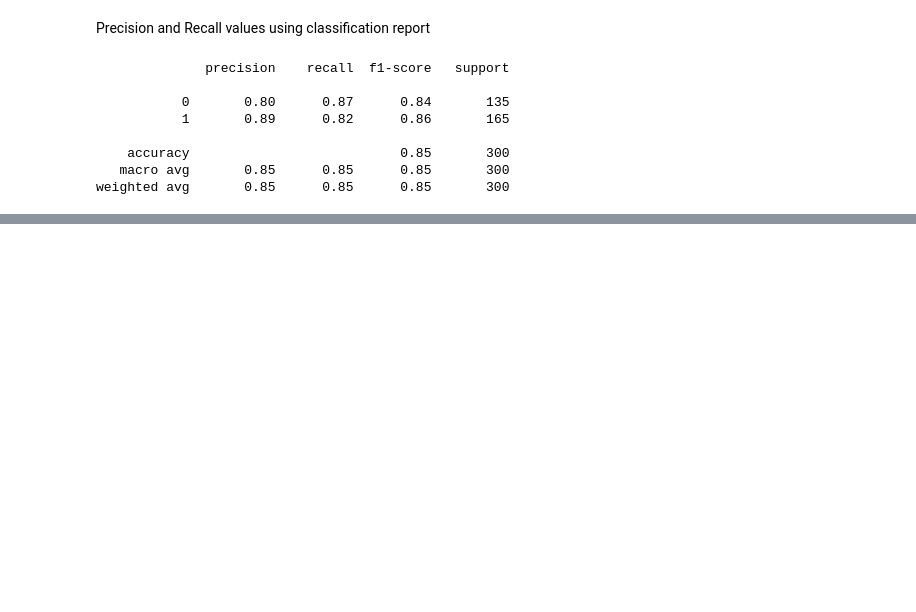
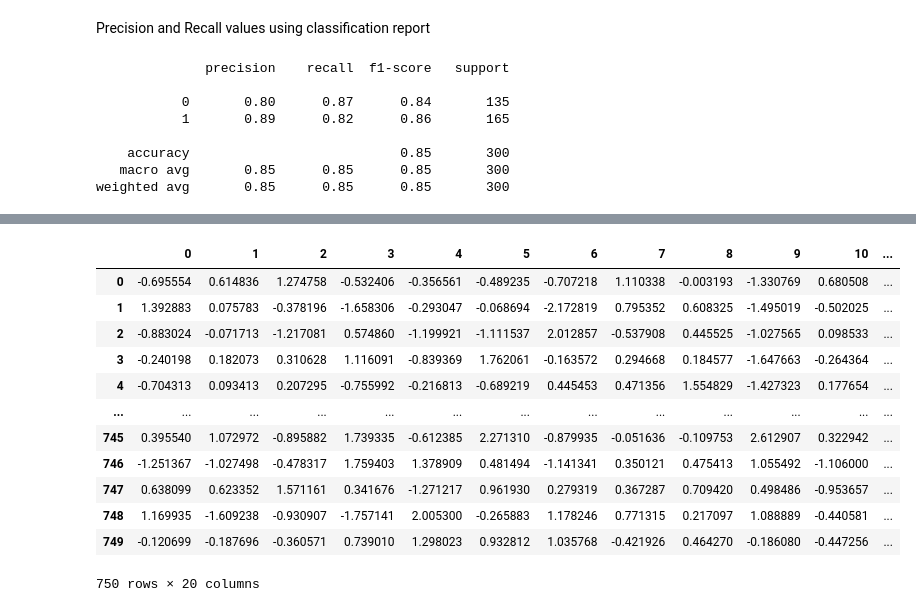
Before and after one commit to niveeez/Logistic-Regression, a Jupyter notebook: logistic_regression_implementation.ipynb, the cells around one changed output, grey strips where cells are left out. Drawn from its saved outputs; the diff is of its cells as text; code cells hidden in the pictures; blank space fills up the shorter version.

```diff
--- a/logistic_regression_implementation.ipynb
+++ b/logistic_regression_implementation.ipynb
@@ -231,0 +669,2 @@ weighted avg       0.85      0.85      0.85       300
+# %%
+X, y = make_classification(n_samples=1000, n_classes=2, random_state=1)
@@ -231,0 +687,18 @@ weighted avg       0.85      0.85      0.85       300
+# %%
+X_train, X_test, y_train, y_test = train_test_split(X, y, test_size=0.25, random_state=42)
+# %%
+pd.DataFrame(X_train)
+# %% [output]
+|  | 0 | 1 | 2 | 3 | 4 | 5 | 6 | 7 | 8 | 9 | 10 | ... |
+| 0 | -0.695554 | 0.614836 | 1.274758 | -0.532406 | -0.356561 | -0.489235 | -0.707218 | 1.110338 | -0.003193 | -1.330769 | 0.680508 | ... |
+| 1 | 1.392883 | 0.075783 | -0.378196 | -1.658306 | -0.293047 | -0.068694 | -2.172819 | 0.795352 | 0.608325 | -1.495019 | -0.502025 | ... |
+| 2 | -0.883024 | -0.071713 | -1.217081 | 0.574860 | -1.199921 | -1.111537 | 2.012857 | -0.537908 | 0.445525 | -1.027565 | 0.098533 | ... |
+| 3 | -0.240198 | 0.182073 | 0.310628 | 1.116091 | -0.839369 | 1.762061 | -0.163572 | 0.294668 | 0.184577 | -1.647663 | -0.264364 | ... |
+| 4 | -0.704313 | 0.093413 | 0.207295 | -0.755992 | -0.216813 | -0.689219 | 0.445453 | 0.471356 | 1.554829 | -1.427323 | 0.177654 | ... |
+| ... | ... | ... | ... | ... | ... | ... | ... | ... | ... | ... | ... | ... |
+| 745 | 0.395540 | 1.072972 | -0.895882 | 1.739335 | -0.612385 | 2.271310 | -0.879935 | -0.051636 | -0.109753 | 2.612907 | 0.322942 | ... |
+| 746 | -1.251367 | -1.027498 | -0.478317 | 1.759403 | 1.378909 | 0.481494 | -1.141341 | 0.350121 | 0.475413 | 1.055492 | -1.106000 | ... |
+| 747 | 0.638099 | 0.623352 | 1.571161 | 0.341676 | -1.271217 | 0.961930 | 0.279319 | 0.367287 | 0.709420 | 0.498486 | -0.953657 | ... |
+| 748 | 1.169935 | -1.609238 | -0.930907 | -1.757141 | 2.005300 | -0.265883 | 1.178246 | 0.771315 | 0.217097 | 1.088889 | -0.440581 | ... |
+| 749 | -0.120699 | -0.187696 | -0.360571 | 0.739010 | 1.298023 | 0.932812 | 1.035768 | -0.421926 | 0.464270 | -0.186080 | -0.447256 | ... |
+750 rows × 20 columns
```
Also changed, not shown: parts of 86 cells of this notebook.
